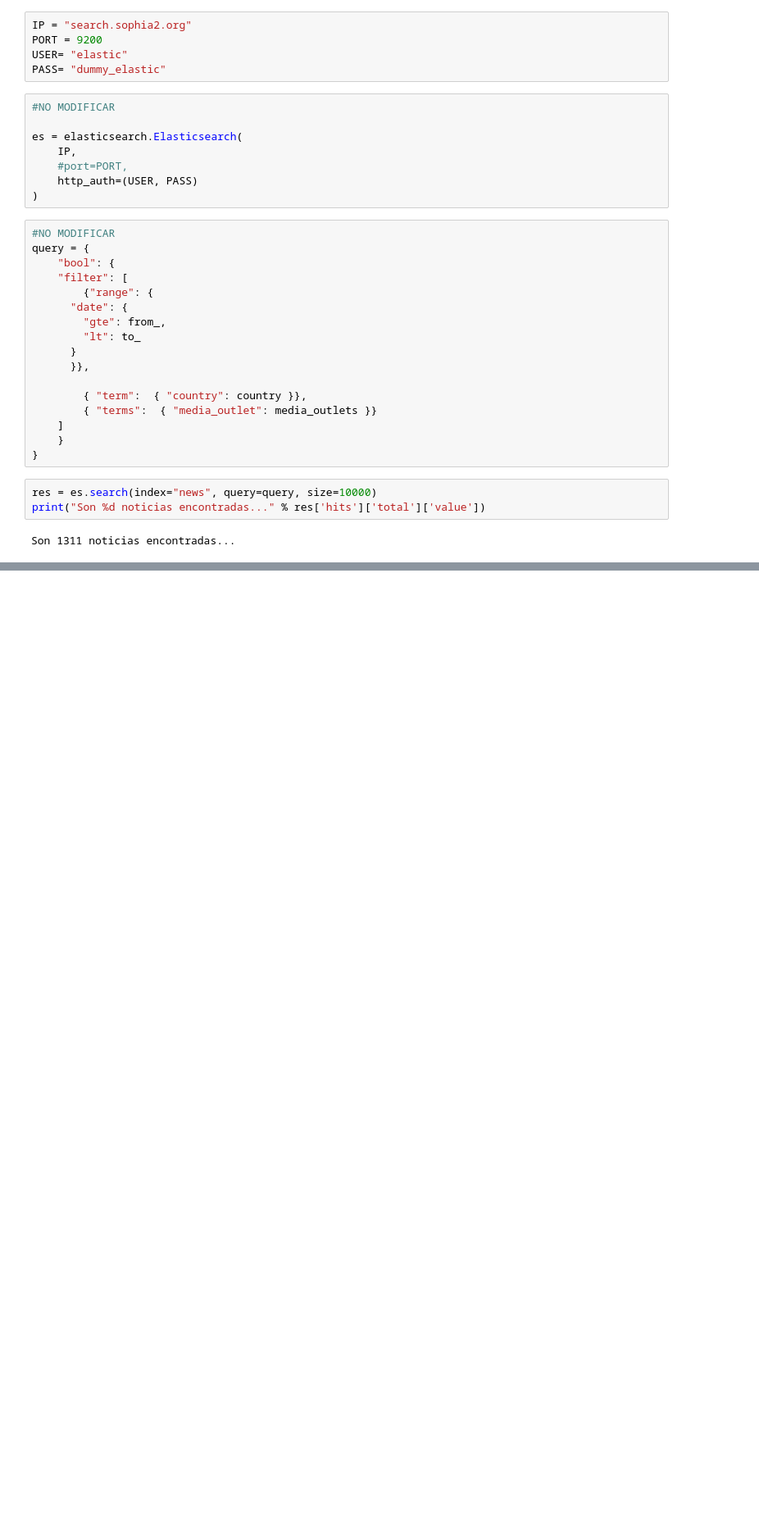
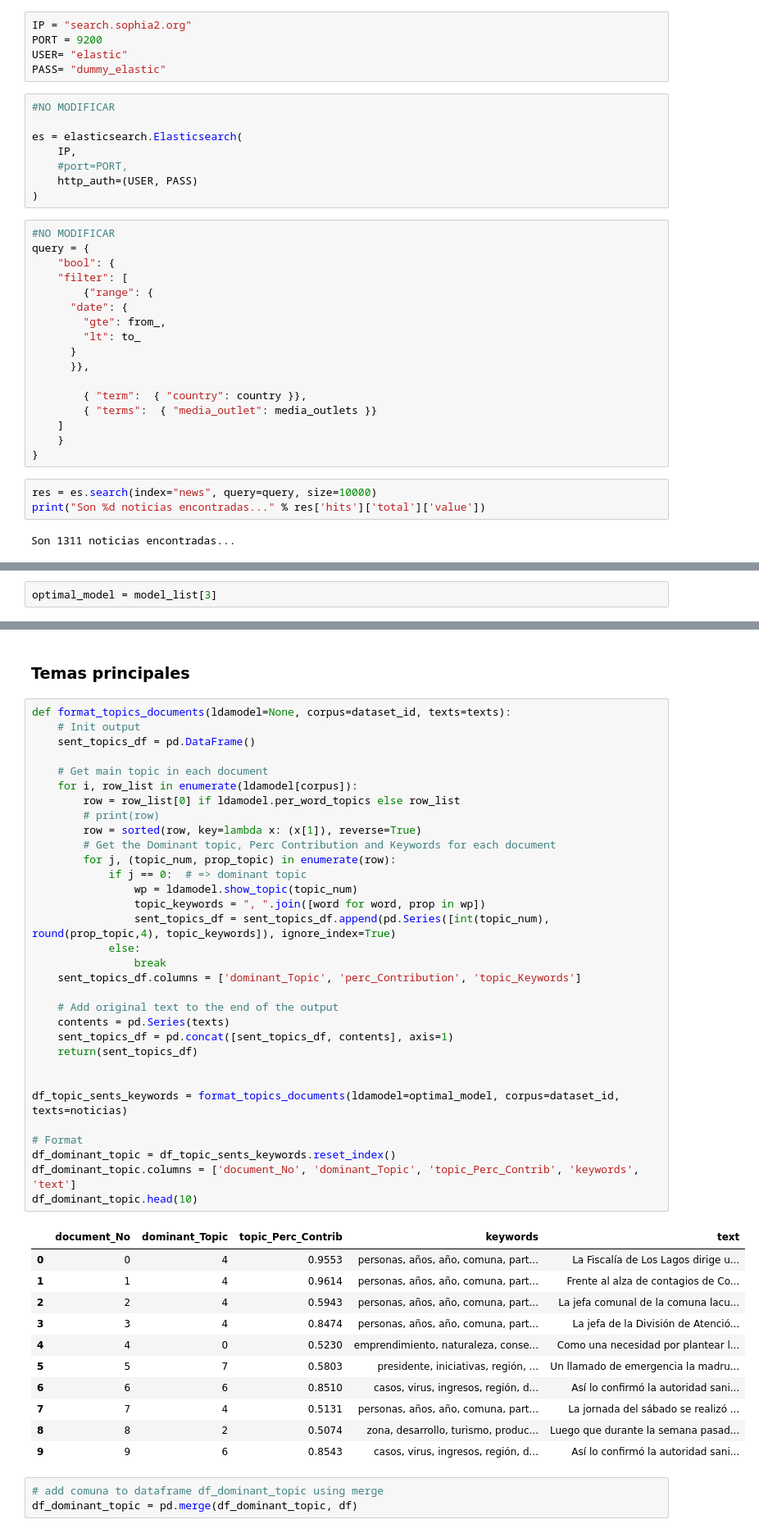
Before and after one commit to alexbgh1/INFO279_2022, a Jupyter notebook: tareas/tarea1.ipynb, the cells around one changed output, grey strips where cells are left out. Shown: that part at 82% size. Drawn from its saved outputs; the diff is of its cells as text; blank space fills up the shorter version.

```diff
--- a/tareas/tarea1.ipynb
+++ b/tareas/tarea1.ipynb
@@ -98,0 +336,2 @@ df.head()
+# %%
+optimal_model = model_list[3]
@@ -98,0 +388,49 @@ df.head()
+# %% [markdown]
+### Temas principales
+# %%
+def format_topics_documents(ldamodel=None, corpus=dataset_id, texts=texts):
+    # Init output
+    sent_topics_df = pd.DataFrame()
+
+    # Get main topic in each document
+    for i, row_list in enumerate(ldamodel[corpus]):
+        row = row_list[0] if ldamodel.per_word_topics else row_list
+        # print(row)
+        row = sorted(row, key=lambda x: (x[1]), reverse=True)
+        # Get the Dominant topic, Perc Contribution and Keywords for each document
+        for j, (topic_num, prop_topic) in enumerate(row):
+            if j == 0:  # => dominant topic
+                wp = ldamodel.show_topic(topic_num)
+                topic_keywords = ", ".join([word for word, prop in wp])
+                sent_topics_df = sent_topics_df.append(pd.Series([int(topic_num), round(prop_topic,4), topic_keywords]), ignore_index=True)
+            else:
+                break
+    sent_topics_df.columns = ['dominant_Topic', 'perc_Contribution', 'topic_Keywords']
+
+    # Add original text to the end of the output
+    contents = pd.Series(texts)
+    sent_topics_df = pd.concat([sent_topics_df, contents], axis=1)
+    return(sent_topics_df)
+
+
+df_topic_sents_keywords = format_topics_documents(ldamodel=optimal_model, corpus=dataset_id, texts=noticias)
+
+# Format
+df_dominant_topic = df_topic_sents_keywords.reset_index()
+df_dominant_topic.columns = ['document_No', 'dominant_Topic', 'topic_Perc_Contrib', 'keywords', 'text']
+df_dominant_topic.head(10)
+# %% [output]
+|  | document_No | dominant_Topic | topic_Perc_Contrib | keywords | text |
+| 0 | 0 | 4 | 0.9553 | personas, años, año, comuna, part... | La Fiscalía de Los Lagos dirige u... |
+| 1 | 1 | 4 | 0.9614 | personas, años, año, comuna, part... | Frente al alza de contagios de Co... |
+| 2 | 2 | 4 | 0.5943 | personas, años, año, comuna, part... | La jefa comunal de la comuna lacu... |
+| 3 | 3 | 4 | 0.8474 | personas, años, año, comuna, part... | La jefa de la División de Atenció... |
+| 4 | 4 | 0 | 0.5230 | emprendimiento, naturaleza, conse... | Como una necesidad por plantear l... |
+| 5 | 5 | 7 | 0.5803 | presidente, iniciativas, región, ... | Un llamado de emergencia la madru... |
+| 6 | 6 | 6 | 0.8510 | casos, virus, ingresos, región, d... | Así lo confirmó la autoridad sani... |
+| 7 | 7 | 4 | 0.5131 | personas, años, año, comuna, part... | La jornada del sábado se realizó ... |
+| 8 | 8 | 2 | 0.5074 | zona, desarrollo, turismo, produc... | Luego que durante la semana pasad... |
+| 9 | 9 | 6 | 0.8543 | casos, virus, ingresos, región, d... | Así lo confirmó la autoridad sani... |
+# %%
+# add comuna to dataframe df_dominant_topic using merge
+df_dominant_topic = pd.merge(df_dominant_topic, df)
```
Also changed, not shown: parts of 43 cells of this notebook, 5 other files.
